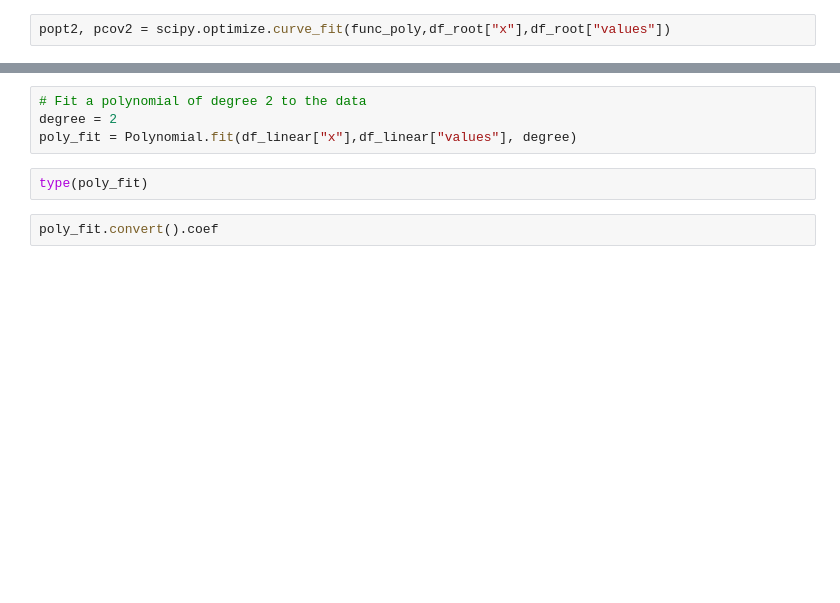
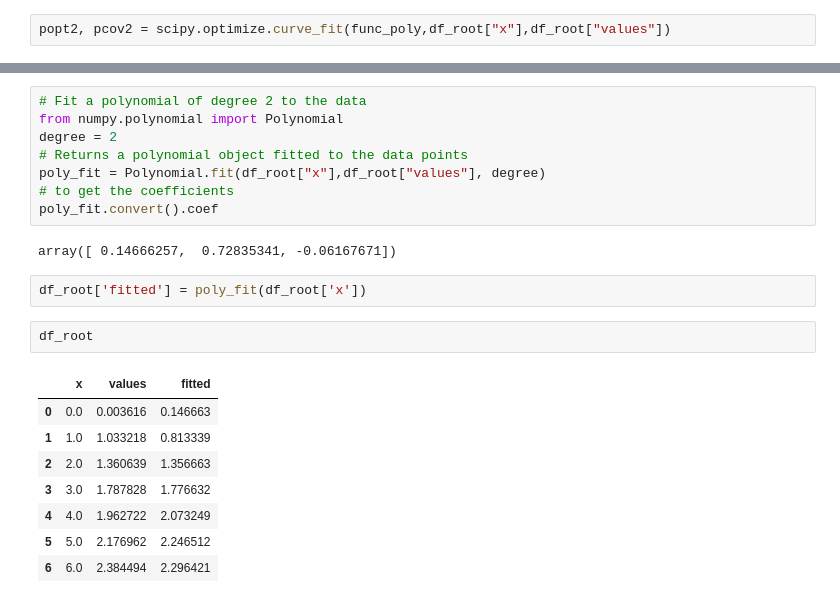
Before and after one commit to DaviddpIT/EV-Analysis, a Jupyter notebook: numpy_polyfit_test.ipynb, the cells around one changed output, grey strips where cells are left out. Drawn from its saved outputs; the diff is of its cells as text; blank space fills up the shorter version.

```diff
--- a/numpy_polyfit_test.ipynb
+++ b/numpy_polyfit_test.ipynb
@@ -41,8 +79,23 @@ popt2
 # %%
 # Fit a polynomial of degree 2 to the data
+from numpy.polynomial import Polynomial
 degree = 2
-poly_fit = Polynomial.fit(df_linear["x"],df_linear["values"], degree)
+# Returns a polynomial object fitted to the data points
+poly_fit = Polynomial.fit(df_root["x"],df_root["values"], degree)
+# to get the coefficients
+poly_fit.convert().coef
+# %% [output]
+array([ 0.14666257,  0.72835341, -0.06167671])
-# %%
-type(poly_fit)
-# %%
-poly_fit.convert().coef
+# %%
+df_root['fitted'] = poly_fit(df_root['x'])
+# %%
+df_root
+# %% [output]
+|  | x | values | fitted |
+| 0 | 0.0 | 0.003616 | 0.146663 |
+| 1 | 1.0 | 1.033218 | 0.813339 |
+| 2 | 2.0 | 1.360639 | 1.356663 |
+| 3 | 3.0 | 1.787828 | 1.776632 |
+| 4 | 4.0 | 1.962722 | 2.073249 |
+| 5 | 5.0 | 2.176962 | 2.246512 |
+| 6 | 6.0 | 2.384494 | 2.296421 |
```
Also changed, not shown: parts of 15 cells of this notebook.
